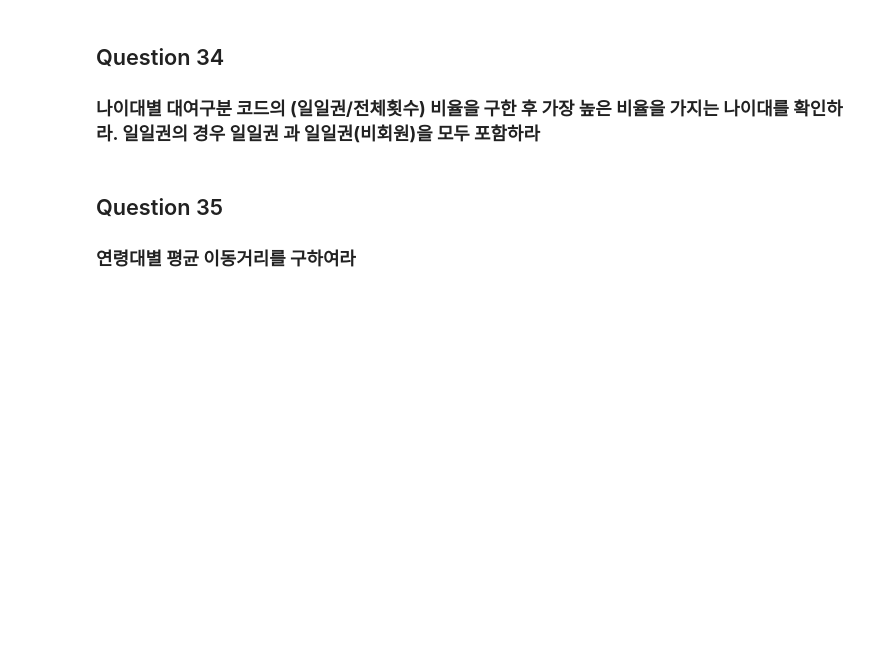
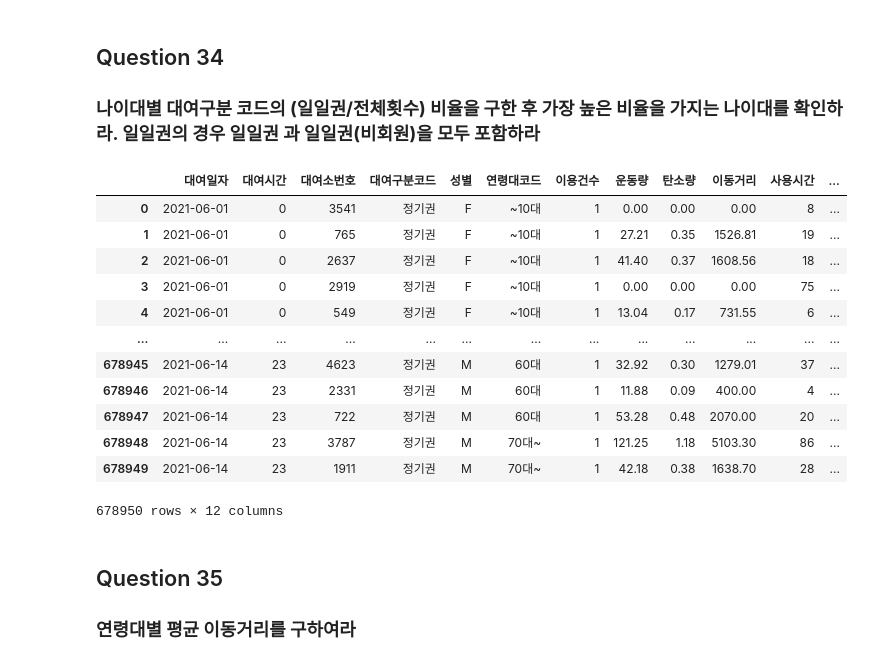
Before and after one commit to applesatang/my, a Jupyter notebook: pandas/1q.ipynb, the cells around one changed output. Cells and saved outputs as stored; diff of their text form; code cells hidden in the pictures; blank space fills up the shorter version.

```diff
--- a/pandas/1q.ipynb
+++ b/pandas/1q.ipynb
@@ -648,6 +642,22 @@ Thursday      55977
 # %% [markdown]
 ## Question 34
 ### **나이대별 대여구분 코드의 (일일권/전체횟수) 비율을 구한 후 가장 높은 비율을 가지는 나이대를 확인하라. 일일권의 경우 일일권 과 일일권(비회원)을 모두 포함하라**
+# %%
+df
+# %% [output]
+|  | 대여일자 | 대여시간 | 대여소번호 | 대여구분코드 | 성별 | 연령대코드 | 이용건수 | 운동량 | 탄소량 | 이동거리 | 사용시간 | ... |
+| 0 | 2021-06-01 | 0 | 3541 | 정기권 | F | ~10대 | 1 | 0.00 | 0.00 | 0.00 | 8 | ... |
+| 1 | 2021-06-01 | 0 | 765 | 정기권 | F | ~10대 | 1 | 27.21 | 0.35 | 1526.81 | 19 | ... |
+| 2 | 2021-06-01 | 0 | 2637 | 정기권 | F | ~10대 | 1 | 41.40 | 0.37 | 1608.56 | 18 | ... |
+| 3 | 2021-06-01 | 0 | 2919 | 정기권 | F | ~10대 | 1 | 0.00 | 0.00 | 0.00 | 75 | ... |
+| 4 | 2021-06-01 | 0 | 549 | 정기권 | F | ~10대 | 1 | 13.04 | 0.17 | 731.55 | 6 | ... |
+| ... | ... | ... | ... | ... | ... | ... | ... | ... | ... | ... | ... | ... |
+| 678945 | 2021-06-14 | 23 | 4623 | 정기권 | M | 60대 | 1 | 32.92 | 0.30 | 1279.01 | 37 | ... |
+| 678946 | 2021-06-14 | 23 | 2331 | 정기권 | M | 60대 | 1 | 11.88 | 0.09 | 400.00 | 4 | ... |
+| 678947 | 2021-06-14 | 23 | 722 | 정기권 | M | 60대 | 1 | 53.28 | 0.48 | 2070.00 | 20 | ... |
+| 678948 | 2021-06-14 | 23 | 3787 | 정기권 | M | 70대~ | 1 | 121.25 | 1.18 | 5103.30 | 86 | ... |
+| 678949 | 2021-06-14 | 23 | 1911 | 정기권 | M | 70대~ | 1 | 42.18 | 0.38 | 1638.70 | 28 | ... |
+678950 rows × 12 columns
 # %% [markdown]
 ## Question 35
 ### **연령대별 평균 이동거리를 구하여라**
```
Also changed, not shown: parts of 26 cells of this notebook.
